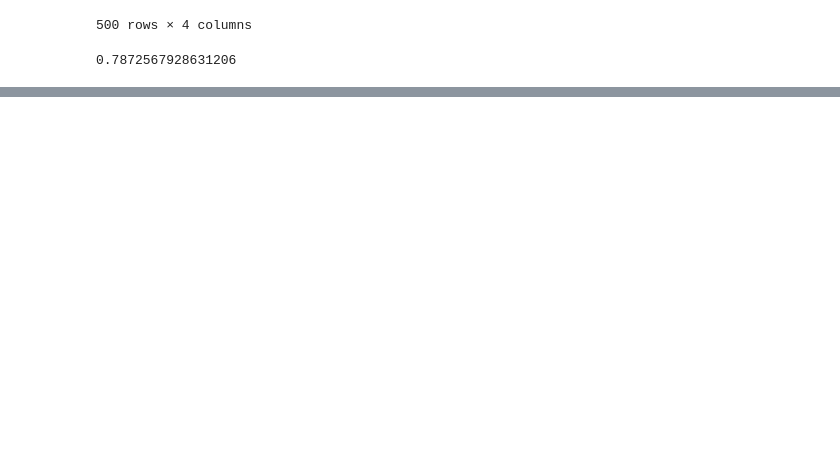
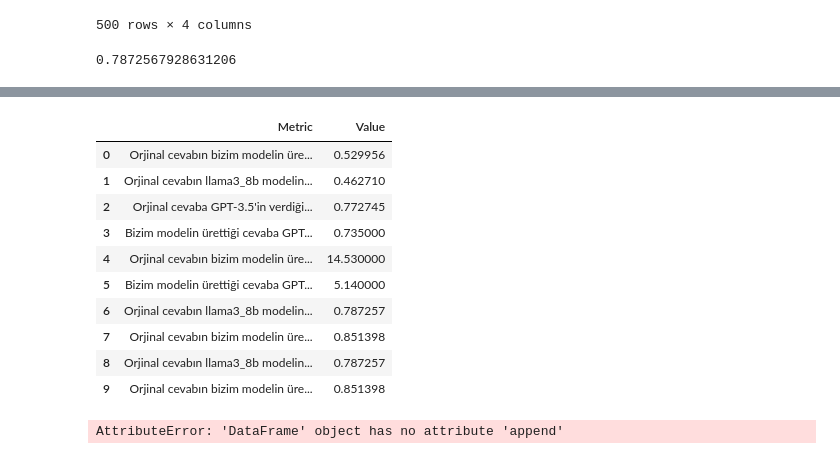
Before and after one commit to malibayram/doktora, a Jupyter notebook: skorlama/ragas.ipynb, the cells around one changed output, grey strips where cells are left out. Drawn from its saved outputs; the diff is of its cells as text; code cells hidden in the pictures; blank space fills up the shorter version.

```diff
--- a/skorlama/ragas.ipynb
+++ b/skorlama/ragas.ipynb
@@ -131,3 +135,6 @@ score_df
 score_df['answer_similarity'].mean()
 # %% [output]
 0.7872567928631206
+# %%
+scores_dict_df = pd.read_csv('./scores_dict.csv')
+scores_dict_df
@@ -133,0 +149,40 @@ score_df['answer_similarity'].mean()
+# %%
+# add 2 new rows to the dataframe as AttributeError: 'DataFrame' object has no attribute 'append'
+# 1. 'Metric': 'Orjinal cevabın llama3_8b modelinin ürettiği cevaba benzerlik ortalaması (ragas) ', 'score': 0.7872567928631206
+# 2. 'Metric': 'Orjinal cevabın bizim modelin ürettiği cevaba benzerlik ortalaması (ragas) ', 'score': 0.8513982206499914
+
+# AttributeError: 'DataFrame' object has no attribute 'append',
+# use loc to add new rows to the dataframe
+scores_dict_df.loc[len(scores_dict_df)] = ['Orjinal cevabın llama3_8b modelinin ürettiği cevaba benzerlik ortalaması (ragas)', 0.7872567928631206]
+scores_dict_df.loc[len(scores_dict_df)] = ['Orjinal cevabın bizim modelin ürettiği cevaba benzerlik ortalaması (ragas)', 0.8513982206499914]
+scores_dict_df.to_csv('scores_dict.csv', index=False)
+
+scores_dict_df
+# %% [output]
+|  | Metric | Value |
+| 0 | Orjinal cevabın bizim modelin üre... | 0.529956 |
+| 1 | Orjinal cevabın llama3_8b modelin... | 0.462710 |
+| 2 | Orjinal cevaba GPT-3.5'in verdiği... | 0.772745 |
+| 3 | Bizim modelin ürettiği cevaba GPT... | 0.735000 |
+| 4 | Orjinal cevabın bizim modelin üre... | 14.530000 |
+| 5 | Bizim modelin ürettiği cevaba GPT... | 5.140000 |
+| 6 | Orjinal cevabın llama3_8b modelin... | 0.787257 |
+| 7 | Orjinal cevabın bizim modelin üre... | 0.851398 |
+| 8 | Orjinal cevabın llama3_8b modelin... | 0.787257 |
+| 9 | Orjinal cevabın bizim modelin üre... | 0.851398 |
+# %%
+# add 2 new row to the dataframe scores_dict_df
+# ragas mean score for llama3_8b and generated answers
+
+"""
+'ragas_mean_score_llama3_8b = 0.7872567928631206
+'ragas_mean_score_generated_answers = 0.8513982206499914
+ """
+
+scores_dict_df = scores_dict_df.append({'Metric': 'Orjinal cevabın llama3_8b modelinin ürettiği cevaba benzerlik ortalaması (ragas) ', 'score': 0.7872567928631206}, ignore_index=True)
+scores_dict_df = scores_dict_df.append({'Metric': 'Orjinal cevabın bizim modelin ürettiği cevaba benzerlik ortalaması (ragas) ', 'score': 0.8513982206499914}, ignore_index=True)
+
+scores_dict_df.to_csv('scores_dict.csv', index=False)
+scores_dict_df
+# %% [output]
+AttributeError: 'DataFrame' object has no attribute 'append'
```
Also changed, not shown: parts of 4 cells of this notebook, 17 other files.
